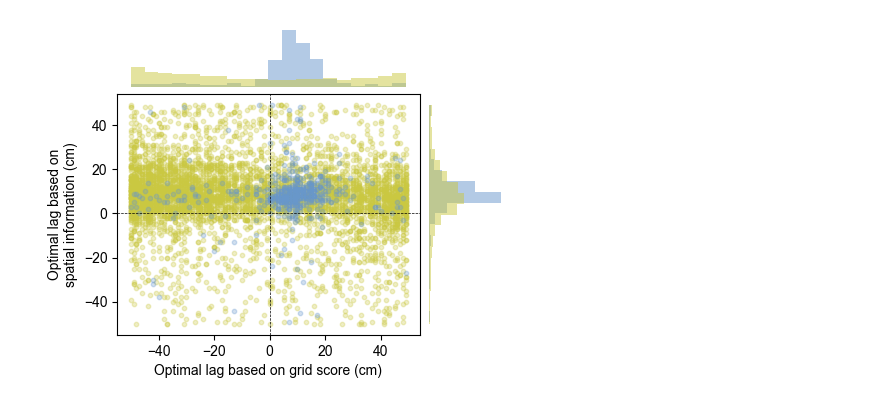
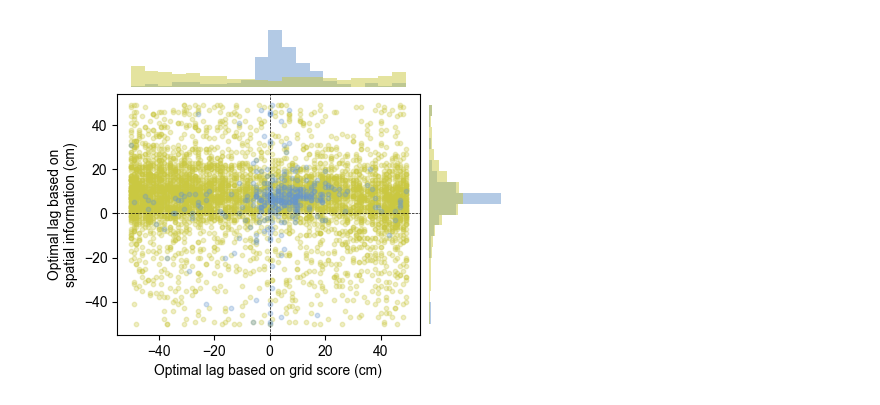
Before and after one commit to HDClark94/spatial-manifolds, a Jupyter notebook: scripts/figures/figure_2_predictive_coding/standard_versus_predictive_cell_classification.ipynb, the cells around one changed output. Drawn from its saved outputs; the diff is of its cells as text; code cells hidden in the pictures.

```diff
--- a/scripts/figures/figure_2_predictive_coding/standard_versus_predictive_cell_classification.ipynb
+++ b/scripts/figures/figure_2_predictive_coding/standard_versus_predictive_cell_classification.ipynb
@@ -98,49 +91,53 @@ import matplotlib.pyplot as plt
 import pandas as pd
 from matplotlib.gridspec import GridSpec
 
-# Prepare data
-gcs_df = gcs_.copy()
-ngs_df = ngs_.copy()
+for use_optimal_travel in [False, True]:
+    print(f'Plotting for use_optimal_travel={use_optimal_travel}')
 
-# keep only mec ngs
-ngs_df = ngs_df[ngs_df['brain_region'].str.contains('ENT')]
+    # Prepare data
+    gcs_df = gcs_.copy()
+    ngs_df = ngs_.copy()
+    gcs_df = gcs_df[gcs_df['use_optimal_travel'] == use_optimal_travel]
+    ngs_df = ngs_df[ngs_df['use_optimal_travel'] == use_optimal_travel]
 
-gcs_df['group'] = 'GCS'
-ngs_df['group'] = 'NGS'
-combined = pd.concat([gcs_df, ngs_df], ignore_index=True)
+    # keep only mec ngs
+    ngs_df = ngs_df[ngs_df['brain_region'].str.contains('ENT')]
+    gcs_df['group'] = 'GCS'
+    ngs_df['group'] = 'NGS'
+    combined = pd.concat([gcs_df, ngs_df], ignore_index=True)
 
-# Set up the figure with GridSpec
-fig = plt.figure(figsize=(5, 4))
-gs = GridSpec(2, 2, width_ratios=[4, 1], height_ratios=[1, 4], wspace=0.05, hspace=0.05)
+    # Set up the figure with GridSpec
+    fig = plt.figure(figsize=(5, 4))
+    gs = GridSpec(2, 2, width_ratios=[4, 1], height_ratios=[1, 4], wspace=0.05, hspace=0.05)
 
-ax_main = fig.add_subplot(gs[1, 0])
-ax_xhist = fig.add_subplot(gs[0, 0], sharex=ax_main)
-ax_yhist = fig.add_subplot(gs[1, 1], sharey=ax_main)
+    ax_main = fig.add_subplot(gs[1, 0])
+    ax_xhist = fig.add_subplot(gs[0, 0], sharex=ax_main)
+    ax_yhist = fig.add_subplot(gs[1, 1], sharey=ax_main)
 
-ax_main.scatter(ngs_df['optimal_travel_lag_grid_score'], ngs_df['optimal_travel_lag'], color='#CAC841', alpha=0.3, s=10)
-ax_main.scatter(gcs_df['optimal_travel_lag_grid_score'], gcs_df['optimal_travel_lag'], color='#6897CD', alpha=0.3, s=10)
+    ax_main.scatter(ngs_df['optimal_travel_lag_grid_score'], ngs_df['optimal_travel_lag'], color='#CAC841', alpha=0.3, s=10)
+    ax_main.scatter(gcs_df['optimal_travel_lag_grid_score'], gcs_df['optimal_travel_lag'], color='#6897CD', alpha=0.3, s=10)
 
-ax_main.axhline(0, color='black', linewidth=0.5, linestyle='--')
-ax_main.axvline(0, color='black', linewidth=0.5, linestyle='--')
-ax_main.set_xlabel('Optimal lag based on grid score (cm)')
-ax_main.set_ylabel('Optimal lag based on\nspatial information (cm)')
+    ax_main.axhline(0, color='black', linewidth=0.5, linestyle='--')
+    ax_main.axvline(0, color='black', linewidth=0.5, linestyle='--')
+    ax_main.set_xlabel('Optimal lag based on grid score (cm)')
+    ax_main.set_ylabel('Optimal lag based on\nspatial information (cm)')
 
-# X-axis histogram (top, horizontal bars)
-for group, color in zip(['GCS', 'NGS'], ['#6897CD', '#CAC841']):
-    ax_xhist.hist(
-        combined[combined['group'] == group]['optimal_travel_lag_grid_score'], density=True,
-        bins=20, color=color, alpha=0.5, orientation='vertical', histtype='bar', linewidth=1
-    )
-ax_xhist.axis('off')
+    # X-axis histogram (top, horizontal bars)
+    for group, color in zip(['GCS', 'NGS'], ['#6897CD', '#CAC841']):
+        ax_xhist.hist(
+            combined[combined['group'] == group]['optimal_travel_lag_grid_score'], density=True,
+            bins=20, color=color, alpha=0.5, orientation='vertical', histtype='bar', linewidth=1
+        )
+    ax_xhist.axis('off')
 
-# Y-axis histogram (right, horizontal bars)
-for group, color in zip(['GCS', 'NGS'], ['#6897CD', '#CAC841']):
-    ax_yhist.hist(
-        combined[combined['group'] == group]['optimal_travel_lag'], density=True,
-        bins=20, color=color, alpha=0.5, orientation='horizontal', histtype='bar', linewidth=1
-    )
-ax_yhist.axis('off')
-
-fig.tight_layout()
-plt.show()
+    # Y-axis histogram (right, horizontal bars)
+    for group, color in zip(['GCS', 'NGS'], ['#6897CD', '#CAC841']):
+        ax_yhist.hist(
+            combined[combined['group'] == group]['optimal_travel_lag'], density=True,
+            bins=20, color=color, alpha=0.5, orientation='horizontal', histtype='bar', linewidth=1
+        )
+    ax_yhist.axis('off')
+    fig.tight_layout()
+    plt.savefig('/Users/harryclark/Documents/spatial-manifolds/scripts/figures/figure_2_predictive_coding/optimal_lag_based_on_spatial_metrics.pdf', bbox_inches='tight')
+    plt.show()
 # %% [output]
@@ -147 +145 @@ plt.show()
-[figure, old version]
+[figure, new version]
```
Also changed, not shown: parts of 16 cells of this notebook, 1 other file.
